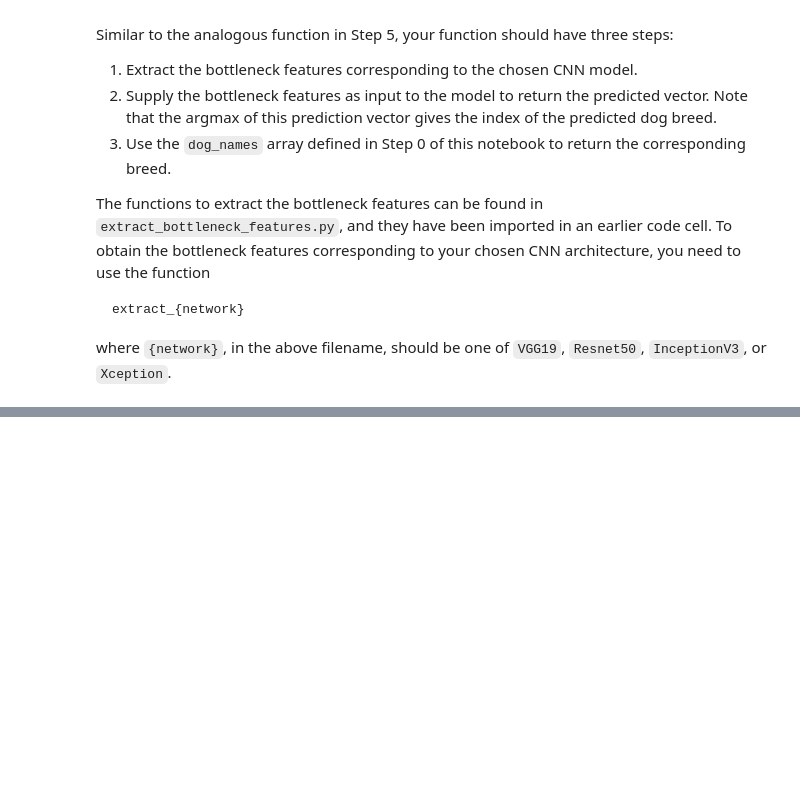
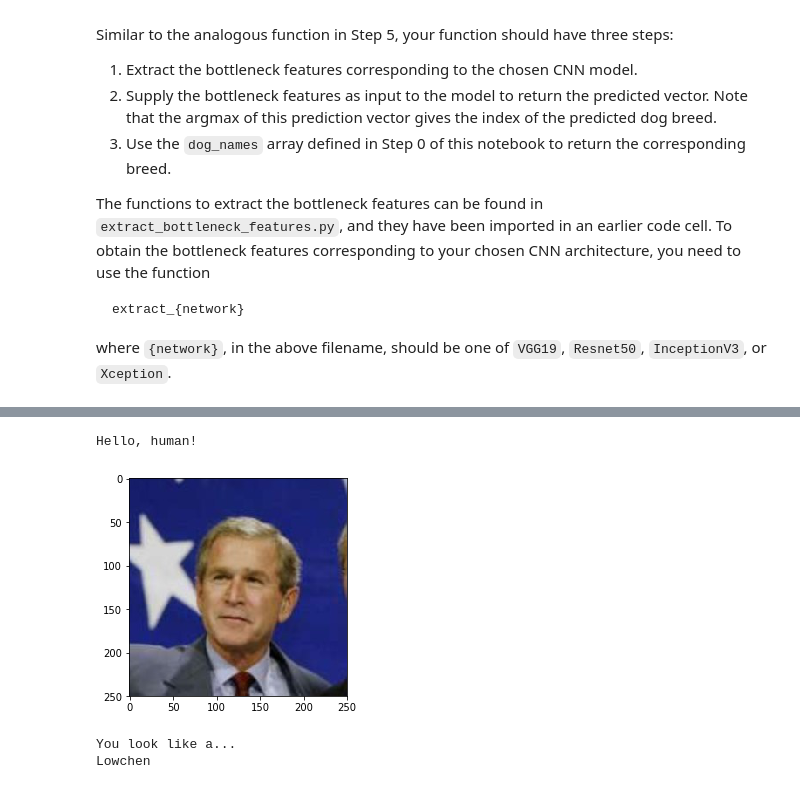
Before and after one commit to lukiee555/mlnd-p5-dogbreedclassifier, a Jupyter notebook: dog_app.ipynb, the cells around one changed output, grey strips where cells are left out. Saved outputs shown, nothing was run; the diff lists cells and outputs as text; code cells hidden in the pictures; blank space fills up the shorter version.

```diff
--- a/dog_app.ipynb
+++ b/dog_app.ipynb
@@ -624 +808,12 @@ Some sample output for our algorithm is provided below, but feel free to design
+# %%
+## TODO: Execute your algorithm from Step 6 on
+## at least 6 images on your computer.
+## Feel free to use as many code cells as needed.
+
+dog_breed_classifier("/home/aind2/dog-project/lfw/George_W_Bush/George_W_Bush_0001.jpg")
+# %% [output]
+Hello, human!
+[figure, added]
+You look like a...
+Lowchen
 # %%
```
Also changed, not shown: parts of 30 cells of this notebook.
